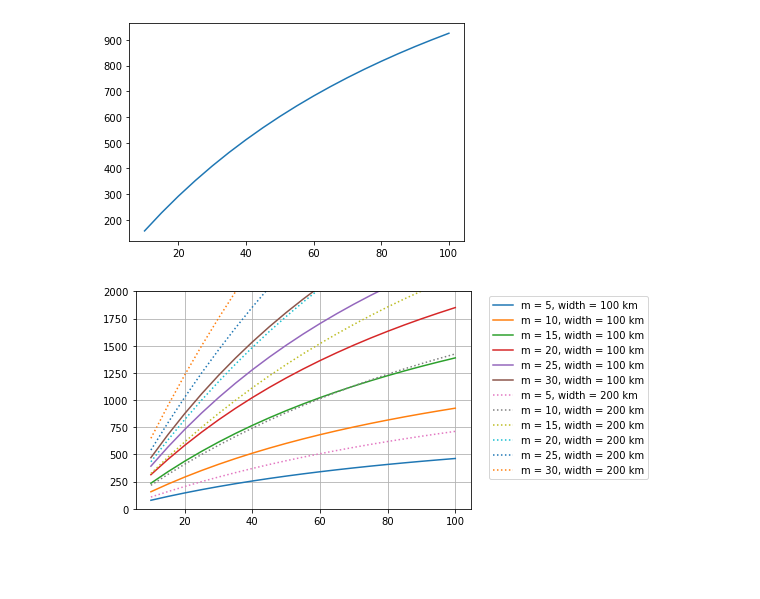
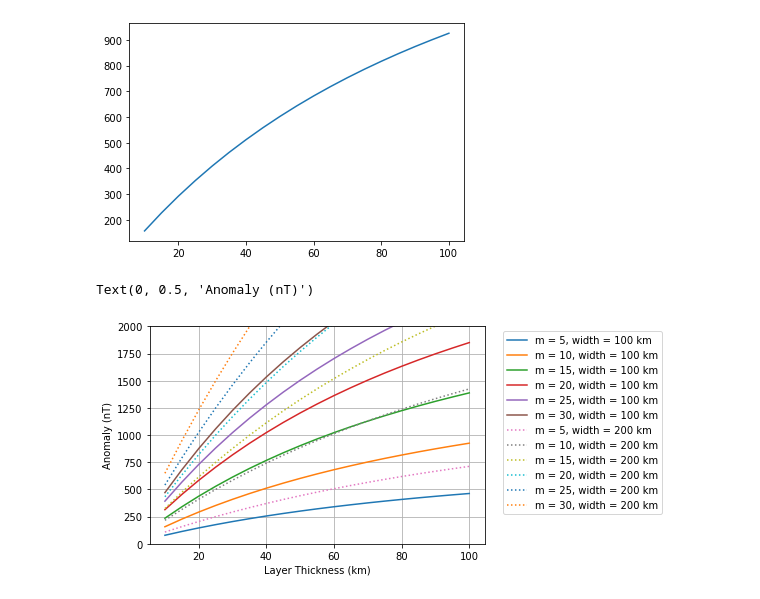
Before and after one commit to siwill22/mars, a Jupyter notebook: mbox.ipynb, the cells around one changed output. Drawn from its saved outputs; the diff is of its cells as text; code cells hidden in the pictures; blank space fills up the shorter version.

```diff
--- a/mbox.ipynb
+++ b/mbox.ipynb
@@ -189,28 +189,31 @@ plt.plot(np.arange(10,105,5),results)
 # %%
 prism_width = 100.
 for magnetisation in np.arange(5,31,5):
     results = []
     for layer_thickness in np.arange(10,105,5):
 
         result = anomaly_amplitude(layer_thickness, 5., prism_width, magnetisation)
 
         results.append(np.max(result[1])-np.min(result[1]))
 
     plt.plot(np.arange(10,105,5),results,label='m = {:0.0f}, width = {:0.0f} km'.format(magnetisation,prism_width))
 
 prism_width = 200.
 for magnetisation in np.arange(5,31,5):
     results = []
     for layer_thickness in np.arange(10,105,5):
 
         result = anomaly_amplitude(layer_thickness, 5., prism_width, magnetisation)
 
         results.append(np.max(result[1])-np.min(result[1]))
 
     plt.plot(np.arange(10,105,5),results, ':', label='m = {:0.0f}, width = {:0.0f} km'.format(magnetisation,prism_width))
 
 plt.ylim(0,2000)
 plt.legend(bbox_to_anchor=(1.04,1), loc="upper left")
 plt.grid()
+plt.xlabel('Layer Thickness (km)')
+plt.ylabel('Anomaly (nT)')
 # %% [output]
+Text(0, 0.5, 'Anomaly (nT)')
-[figure, old version]
+[figure, new version]
```
Also changed, not shown: parts of 1 cell of this notebook.
